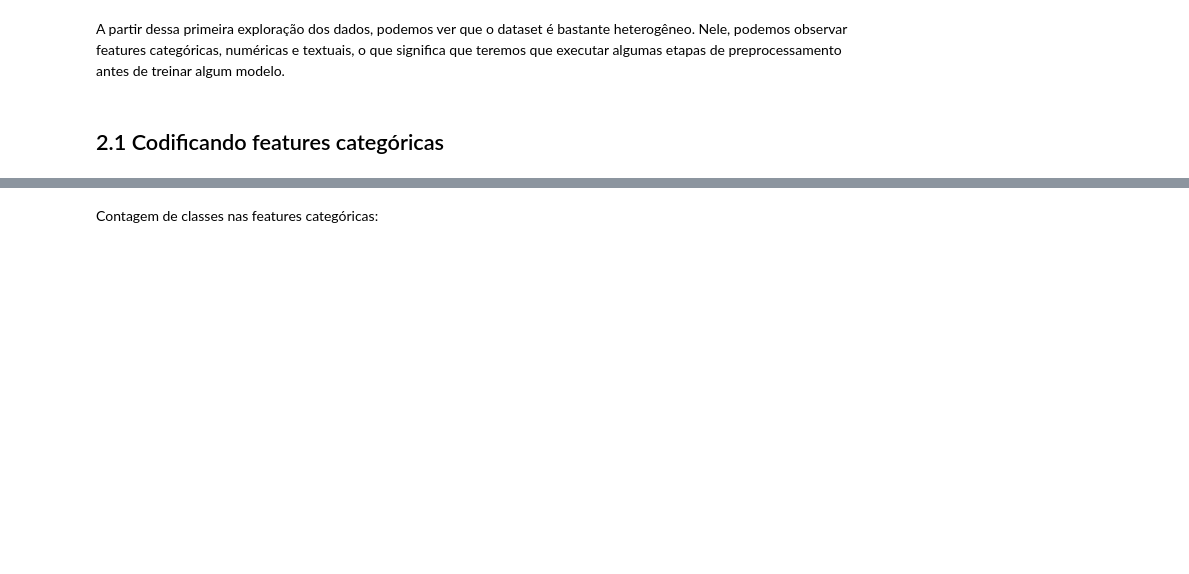
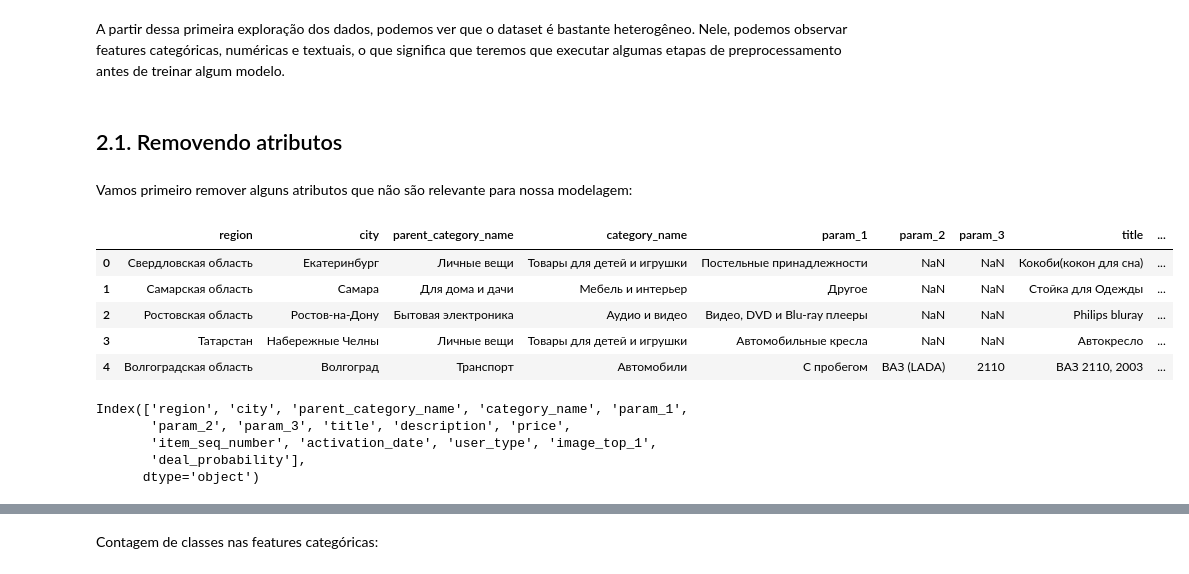
Before and after one commit to RafaelFK/avito_challenge, a Jupyter notebook: Avito Challenge Report.ipynb, the cells around one changed output, grey strips where cells are left out. Drawn from its saved outputs; the diff is of its cells as text; code cells hidden in the pictures; blank space fills up the shorter version.

```diff
--- a/Avito Challenge Report.ipynb
+++ b/Avito Challenge Report.ipynb
@@ -16,3 +73,11 @@ df_train = pd.read_csv('./data/train.csv', parse_dates=['activation_date'])
+# %%
+converters = {key: lambda x: np.nan if not x else str(x) for key in ('param_1', 'param_2', 'param_3')}
+
+df_train = pd.read_csv(
+    './data/train.csv',
+    parse_dates=['activation_date'],
+    converters=converters
+)
 # %%
 df_train.head(10)
 # %% [output]
@@ -48,4 +148,25 @@ Justificar, com base nessa primeira olhada nos dados, as trasformações de prep
 # %% [markdown]
 A partir dessa primeira exploração dos dados, podemos ver que o dataset é bastante heterogêneo. Nele, podemos observar features categóricas, numéricas e textuais, o que significa que teremos que executar algumas etapas de preprocessamento antes de treinar algum modelo.
 # %% [markdown]
-## 2.1 Codificando features categóricas
+## 2.1. Removendo atributos
+# %% [markdown]
+Vamos primeiro remover alguns atributos que não são relevante para nossa modelagem:
+# %%
+df_train.drop(columns=['item_id', 'user_id', 'image'], inplace=True)
+# %%
+df_train.head(5)
+# %% [output]
+|  | region | city | parent_category_name | category_name | param_1 | param_2 | param_3 | title | ... |
+| 0 | Свердловская область | Екатеринбург | Личные вещи | Товары для детей и игрушки | Постельные принадлежности | NaN | NaN | Кокоби(кокон для сна) | ... |
+| 1 | Самарская область | Самара | Для дома и дачи | Мебель и интерьер | Другое | NaN | NaN | Стойка для Одежды | ... |
+| 2 | Ростовская область | Ростов-на-Дону | Бытовая электроника | Аудио и видео | Видео, DVD и Blu-ray плееры | NaN | NaN | Philips bluray | ... |
+| 3 | Татарстан | Набережные Челны | Личные вещи | Товары для детей и игрушки | Автомобильные кресла | NaN | NaN | Автокресло | ... |
+| 4 | Волгоградская область | Волгоград | Транспорт | Автомобили | С пробегом | ВАЗ (LADA) | 2110 | ВАЗ 2110, 2003 | ... |
+# %%
+df_train.columns
+# %% [output]
+Index(['region', 'city', 'parent_category_name', 'category_name', 'param_1',
+       'param_2', 'param_3', 'title', 'description', 'price',
+       'item_seq_number', 'activation_date', 'user_type', 'image_top_1',
+       'deal_probability'],
+      dtype='object')
```
Also changed, not shown: parts of 57 cells of this notebook.
